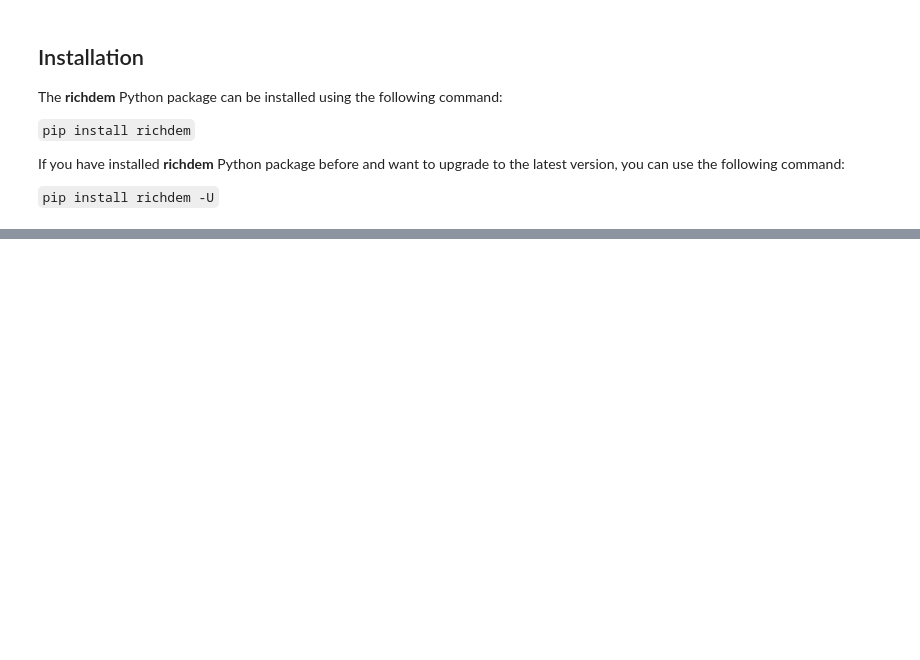
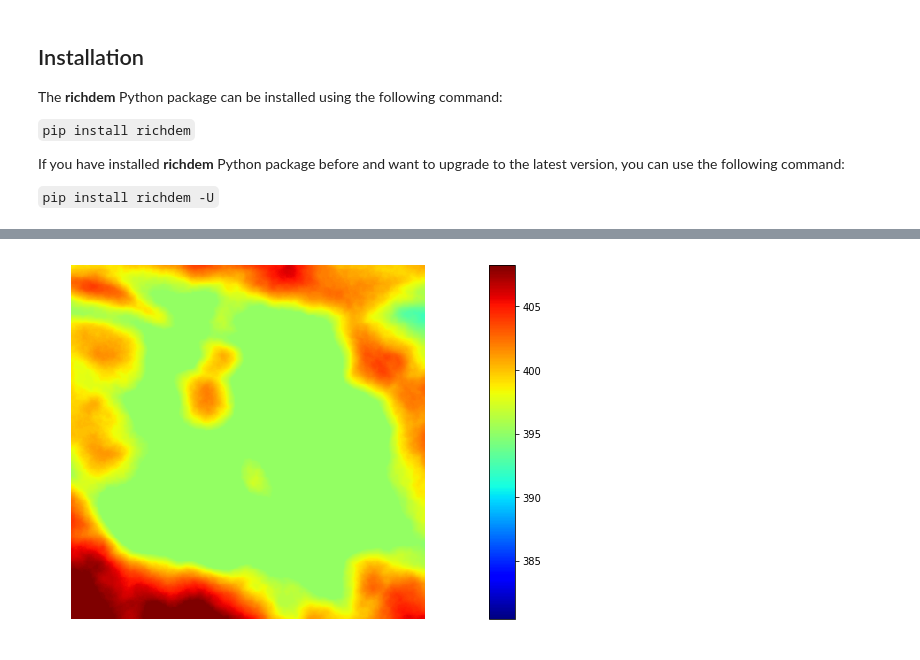
Before and after one commit to giswqs/richdem-binder, a Jupyter notebook: examples/richdem.ipynb, the cells around one changed output, grey strips where cells are left out. Cells and saved outputs as stored; diff of their text form; code cells hidden in the pictures; blank space fills up the shorter version.

```diff
--- a/examples/richdem.ipynb
+++ b/examples/richdem.ipynb
@@ -45,0 +139,5 @@ Unzipping...Done.
+# %%
+beau_filled    = rd.FillDepressions(beau, in_place=False)
+beaufig_filled = rd.rdShow(beau_filled, ignore_colours=[0], axes=False, cmap='jet', vmin=beaufig['vmin'], vmax=beaufig['vmax'], figsize=(8,5.5))
+# %% [output]
+[figure, added]
```
Also changed, not shown: parts of 35 cells of this notebook, 1 other file.
